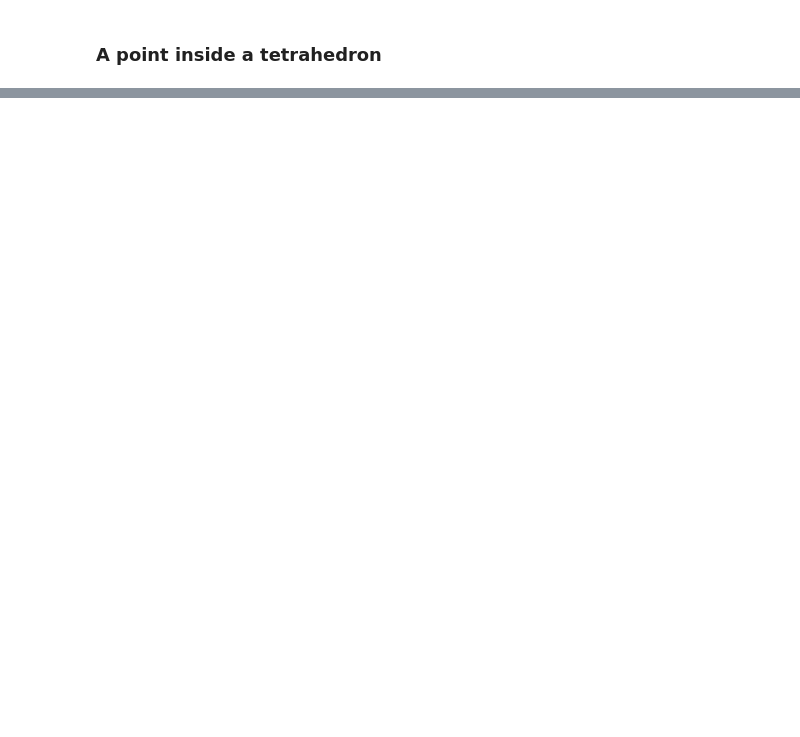
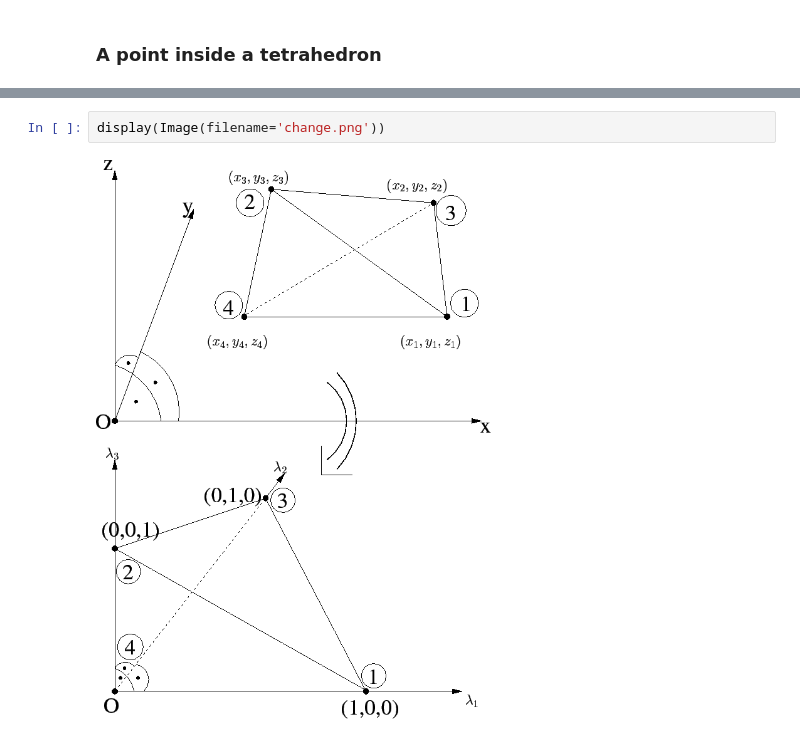
Before and after one commit to jdprada1760/N_Body_Density_Estimator, a Jupyter notebook: CompuMethods/Tetrahedron.ipynb, the cells around one changed output, grey strips where cells are left out. Saved outputs shown, nothing was run; the diff lists cells and outputs as text; blank space fills up the shorter version.

```diff
--- a/CompuMethods/Tetrahedron.ipynb
+++ b/CompuMethods/Tetrahedron.ipynb
@@ -119,0 +188,4 @@ Here we defined:
+# %%
+display(Image(filename='change.png'))
+# %% [output]
+[figure, added]
```
Also changed, not shown: parts of 23 cells of this notebook, 1 other file.
